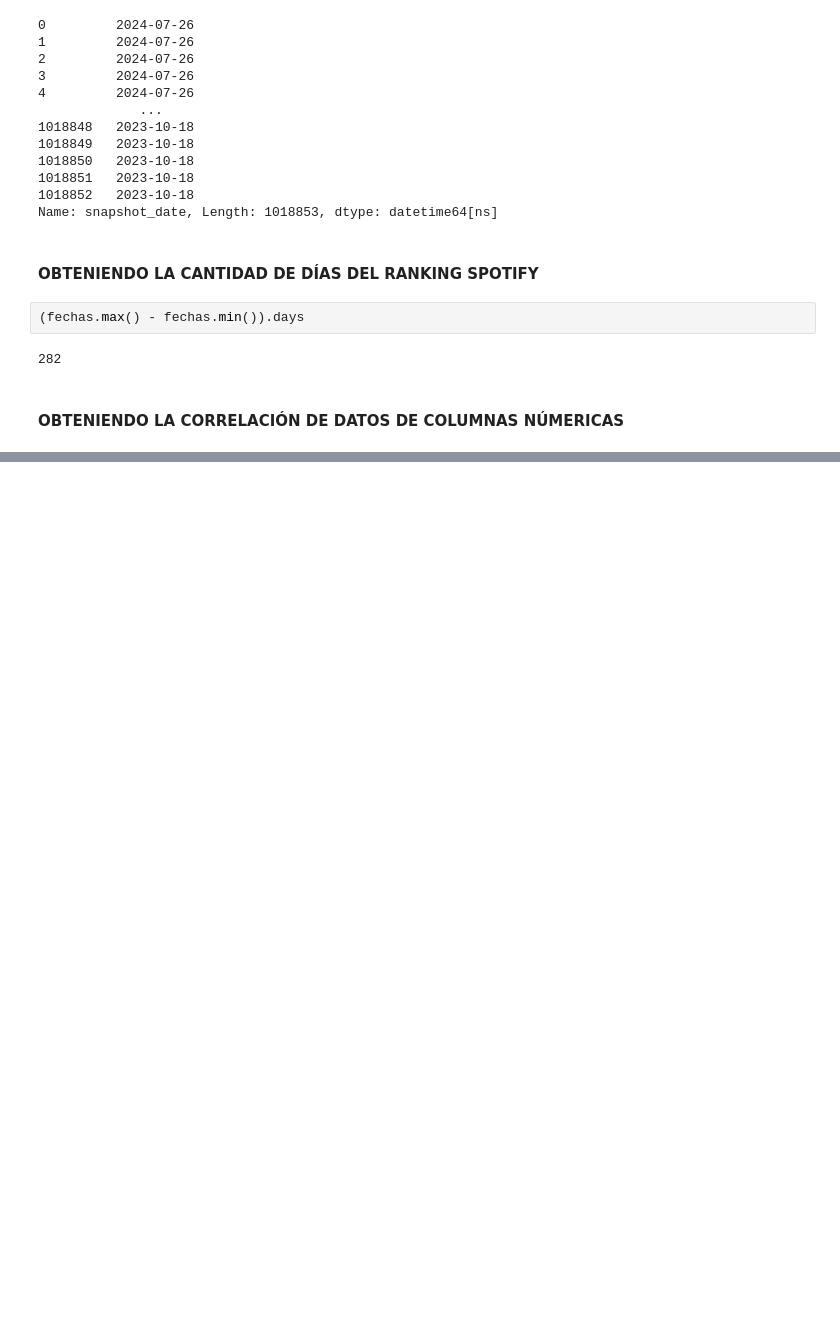
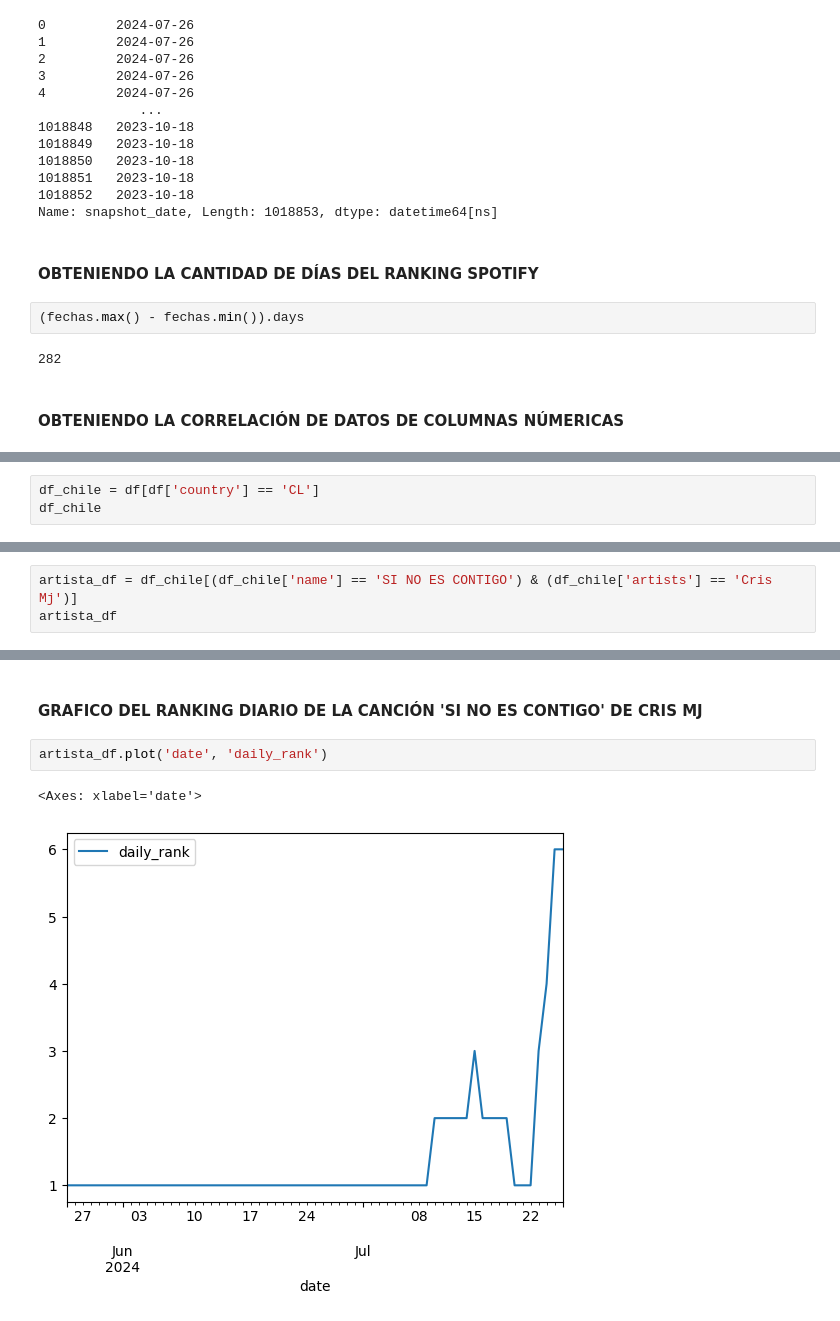
Before and after one commit to Vikktor93/DataScience-Spotify, a Jupyter notebook: 000_analisis_exploratorio.ipynb, the cells around one changed output, grey strips where cells are left out. Saved outputs shown, nothing was run; the diff lists cells and outputs as text; blank space fills up the shorter version.

Commit message:
- Se selecciona un artista y canción en específico - Se gráfica el ranking diario de la canción seleccionada

```diff
--- a/000_analisis_exploratorio.ipynb
+++ b/000_analisis_exploratorio.ipynb
@@ -95,0 +98,3 @@ df.corr(numeric_only=True)
+# %%
+df_chile = df[df['country'] == 'CL']
+df_chile
@@ -95,0 +117,3 @@ df.corr(numeric_only=True)
+# %%
+artista_df = df_chile[(df_chile['name'] == 'SI NO ES CONTIGO') & (df_chile['artists'] == 'Cris Mj')]
+artista_df
@@ -95,0 +134,7 @@ df.corr(numeric_only=True)
+# %% [markdown]
+#### **GRAFICO DEL RANKING DIARIO DE LA CANCIÓN 'SI NO ES CONTIGO' DE CRIS MJ**
+# %%
+artista_df.plot('date', 'daily_rank')
+# %% [output]
+<Axes: xlabel='date'>
+[figure, added]
```
Also changed, not shown: parts of 4 cells of this notebook.
